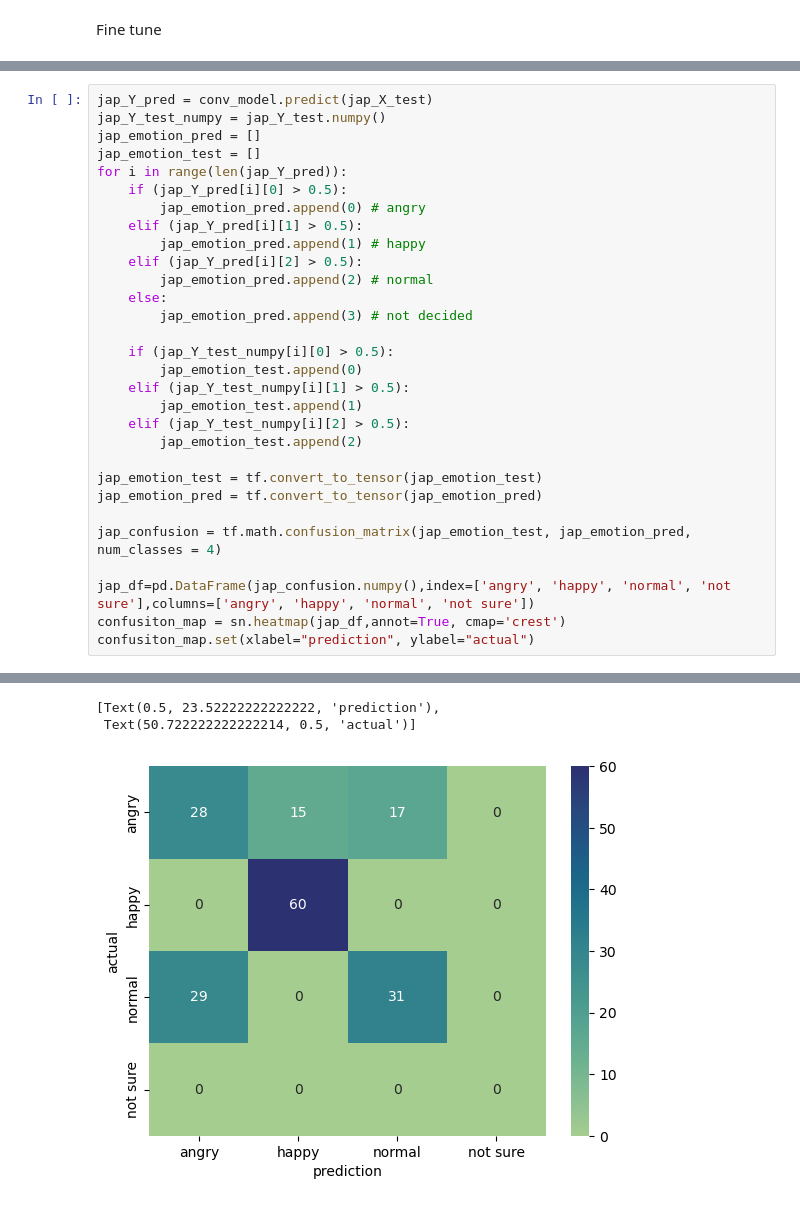
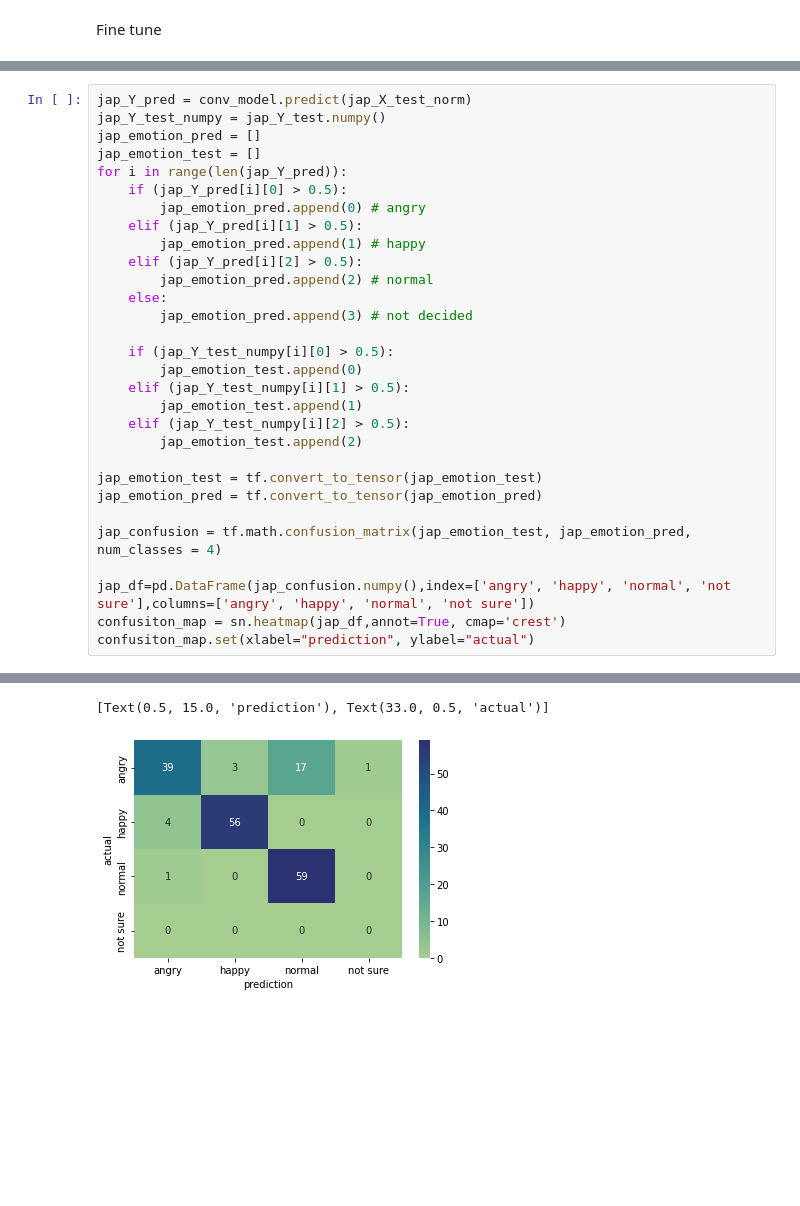
Before and after one commit to ZhennanRu/cs230, a Jupyter notebook: CNN_EnglishTrain_and_Transfer.ipynb, the cells around one changed output, grey strips where cells are left out. Drawn from its saved outputs; the diff is of its cells as text; blank space fills up the shorter version.

```diff
--- a/CNN_EnglishTrain_and_Transfer.ipynb
+++ b/CNN_EnglishTrain_and_Transfer.ipynb
@@ -419,5 +399,5 @@ See the caveats in the documentation: https://pandas.pydata.org/pandas-docs/stab
 # %%
-jap_Y_pred = conv_model.predict(jap_X_test)
+jap_Y_pred = conv_model.predict(jap_X_test_norm)
 jap_Y_test_numpy = jap_Y_test.numpy()
 jap_emotion_pred = []
 jap_emotion_test = []
@@ -451,3 +431,2 @@ confusiton_map.set(xlabel="prediction", ylabel="actual")
-[Text(0.5, 23.52222222222222, 'prediction'),
- Text(50.722222222222214, 0.5, 'actual')]
+[Text(0.5, 15.0, 'prediction'), Text(33.0, 0.5, 'actual')]
-[figure, old version]
+[figure, new version]
```
Also changed, not shown: parts of 15 cells of this notebook, 11 other files.
